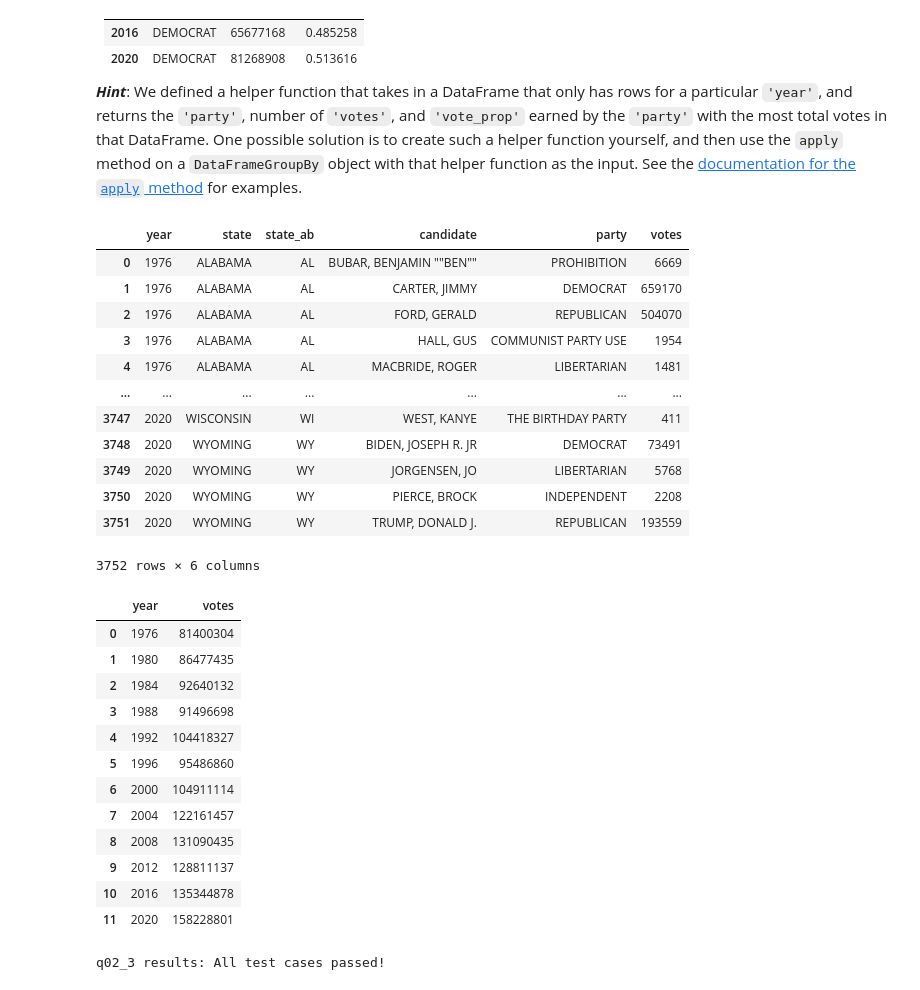
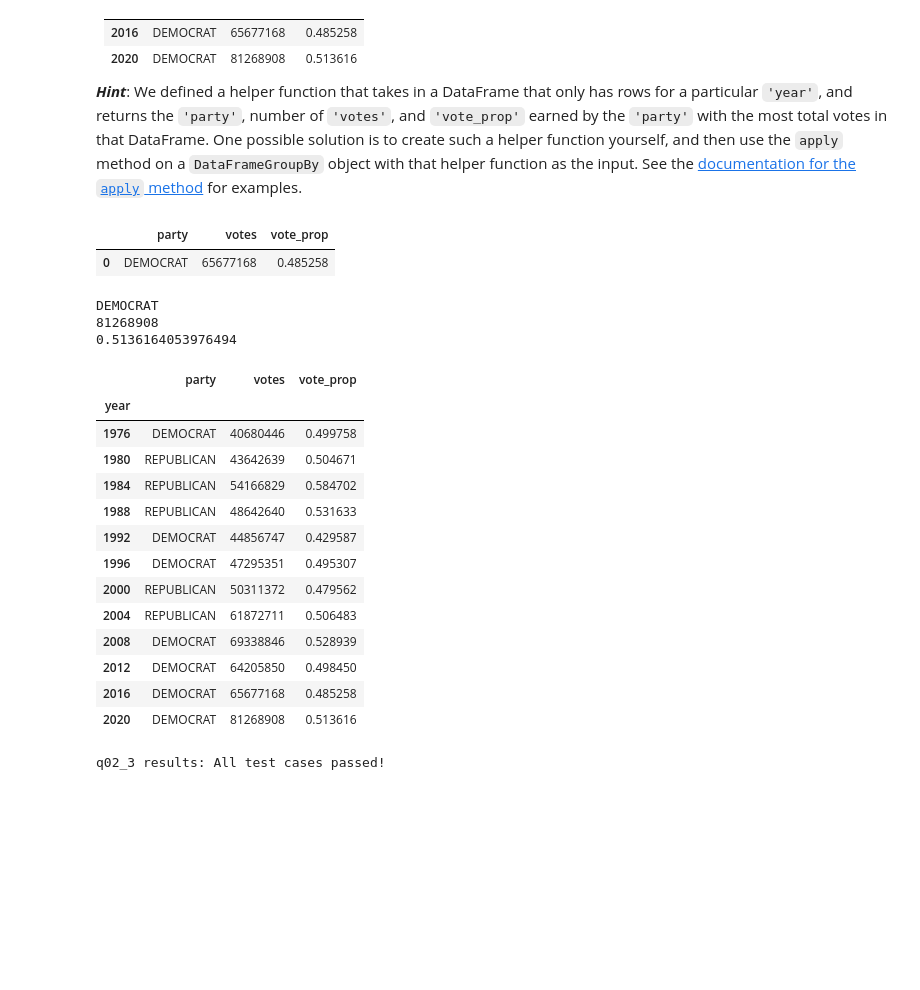
Before and after one commit to omin23/fa24, a Jupyter notebook: homeworks/hw03/hw03.ipynb, the cells around one changed output. Drawn from its saved outputs; the diff is of its cells as text; code cells hidden in the pictures; blank space fills up the shorter version.

```diff
--- a/homeworks/hw03/hw03.ipynb
+++ b/homeworks/hw03/hw03.ipynb
@@ -411,19 +411,3 @@ The resulting DataFrame should be sorted by the index (i.e. `'year'`) in ascendi
 
 
 ***Hint***: We defined a helper function that takes in a DataFrame that only has rows for a particular `'year'`, and returns the `'party'`, number of `'votes'`, and `'vote_prop'` earned by the `'party'` with the most total votes in that DataFrame. One possible solution is to create such a helper function yourself, and then use the `apply` method on a `DataFrameGroupBy` object with that helper function as the input. See the [documentation for the `apply` method](https://pandas.pydata.org/docs/reference/api/pandas.core.groupby.DataFrameGroupBy.apply.html) for examples.
-# %%
-votes
-# %% [output]
-|  | year | state | state_ab | candidate | party | votes |
-| 0 | 1976 | ALABAMA | AL | BUBAR, BENJAMIN ""BEN"" | PROHIBITION | 6669 |
-| 1 | 1976 | ALABAMA | AL | CARTER, JIMMY | DEMOCRAT | 659170 |
-| 2 | 1976 | ALABAMA | AL | FORD, GERALD | REPUBLICAN | 504070 |
-| 3 | 1976 | ALABAMA | AL | HALL, GUS | COMMUNIST PARTY USE | 1954 |
-| 4 | 1976 | ALABAMA | AL | MACBRIDE, ROGER | LIBERTARIAN | 1481 |
-| ... | ... | ... | ... | ... | ... | ... |
-| 3747 | 2020 | WISCONSIN | WI | WEST, KANYE | THE BIRTHDAY PARTY | 411 |
-| 3748 | 2020 | WYOMING | WY | BIDEN, JOSEPH R. JR | DEMOCRAT | 73491 |
-| 3749 | 2020 | WYOMING | WY | JORGENSEN, JO | LIBERTARIAN | 5768 |
-| 3750 | 2020 | WYOMING | WY | PIERCE, BROCK | INDEPENDENT | 2208 |
-| 3751 | 2020 | WYOMING | WY | TRUMP, DONALD J. | REPUBLICAN | 193559 |
-3752 rows × 6 columns
@@ -430,28 +419,47 @@ votes
+# %%
+def yearcalc(df):
+    total_votes = df['votes'].sum()
+    df = df.groupby('party')['votes'].sum().sort_values(ascending=False).reset_index()
+    df = df.assign(vote_prop = df['votes'] / total_votes)
+    return df.head(1)
+
+
+yearcalc(votes.query('year == 2016'))
+# %% [output]
+|  | party | votes | vote_prop |
+| 0 | DEMOCRAT | 65677168 | 0.485258 |
+# %%
+winner = votes[votes["year"] == 2020].groupby("party")["votes"].sum().idxmax()
+votesmax = votes.query('year == 2020 and party == @winner')['votes'].sum()
+percent = votesmax / votes.query('year == 2020')['votes'].sum()
+print (winner)
+print(votesmax)
+print(percent)
+# %% [output]
+DEMOCRAT
+81268908
+0.5136164053976494
 # %%
-#!!!
 def popular_vote_winners(df):
-    total_votes = df.groupby(['party'])['votes'].sum().reset_index()
-    winning_party = total_votes.loc[total_votes['votes'].idxmax()]
-    result = df.groupby('year')['votes'].sum().reset_index()
-
-    return result
+      return df.groupby('year').apply(yearcalc).reset_index().set_index('year').drop(columns='level_1')
 
 
 popular_vote_winners(votes)
 # %% [output]
-|  | year | votes |
-| 0 | 1976 | 81400304 |
-| 1 | 1980 | 86477435 |
-| 2 | 1984 | 92640132 |
-| 3 | 1988 | 91496698 |
-| 4 | 1992 | 104418327 |
-| 5 | 1996 | 95486860 |
-| 6 | 2000 | 104911114 |
-| 7 | 2004 | 122161457 |
-| 8 | 2008 | 131090435 |
-| 9 | 2012 | 128811137 |
-| 10 | 2016 | 135344878 |
-| 11 | 2020 | 158228801 |
+|  | party | votes | vote_prop |
+| year |  |  |  |
+| 1976 | DEMOCRAT | 40680446 | 0.499758 |
+| 1980 | REPUBLICAN | 43642639 | 0.504671 |
+| 1984 | REPUBLICAN | 54166829 | 0.584702 |
+| 1988 | REPUBLICAN | 48642640 | 0.531633 |
+| 1992 | DEMOCRAT | 44856747 | 0.429587 |
+| 1996 | DEMOCRAT | 47295351 | 0.495307 |
+| 2000 | REPUBLICAN | 50311372 | 0.479562 |
+| 2004 | REPUBLICAN | 61872711 | 0.506483 |
+| 2008 | DEMOCRAT | 69338846 | 0.528939 |
+| 2012 | DEMOCRAT | 64205850 | 0.498450 |
+| 2016 | DEMOCRAT | 65677168 | 0.485258 |
+| 2020 | DEMOCRAT | 81268908 | 0.513616 |
 # %%
 grader.check("q02_3")
 # %% [output]
```
Also changed, not shown: parts of 44 cells of this notebook, 3 other files.
